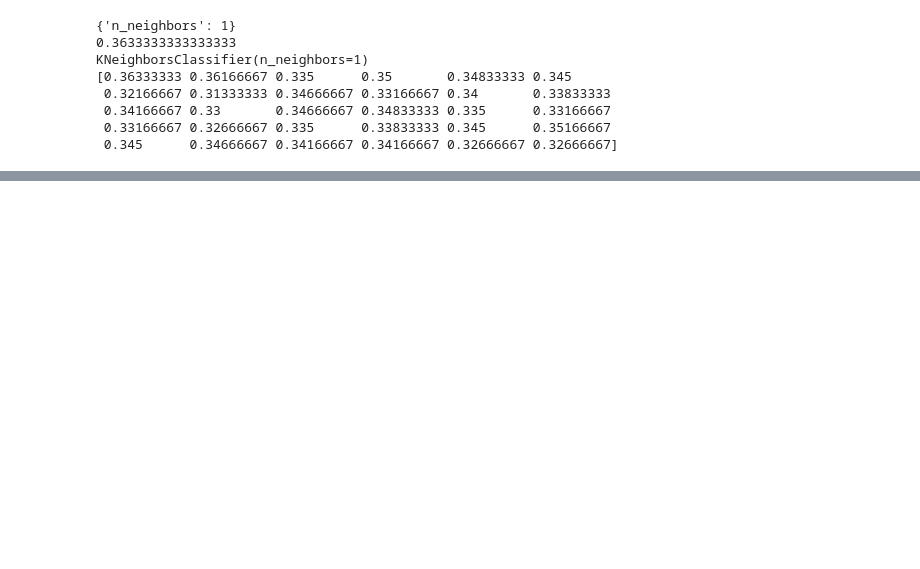
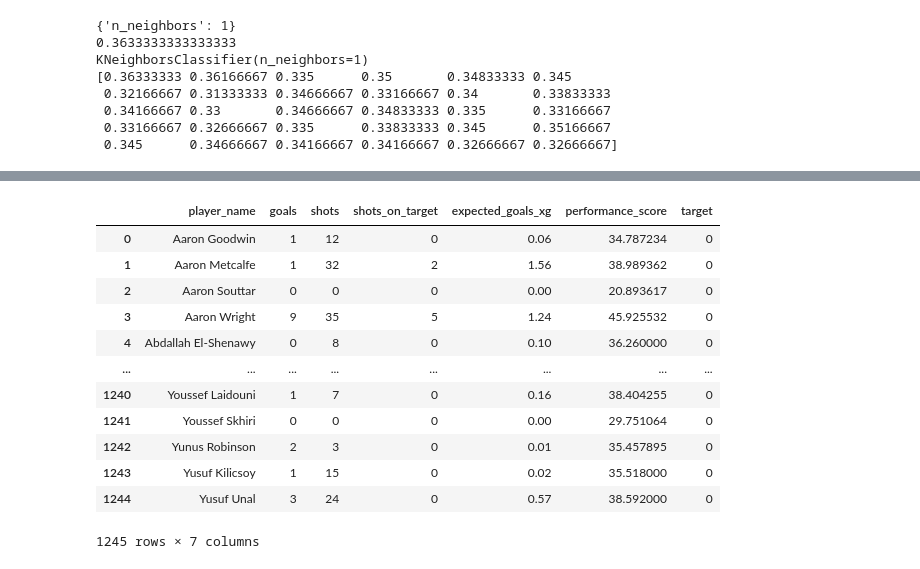
Before and after one commit to esairajesh2-droid/Machine_learning, a Jupyter notebook: practice.ipynb, the cells around one changed output, grey strips where cells are left out. Saved outputs shown, nothing was run; the diff lists cells and outputs as text; code cells hidden in the pictures; blank space fills up the shorter version.

```diff
--- a/practice.ipynb
+++ b/practice.ipynb
@@ -78,0 +195,19 @@ KNeighborsClassifier(n_neighbors=1)
+# %%
+from sklearn.preprocessing import LabelEncoder
+from sklearn.linear_model import LogisticRegression
+data={
+    'hours studied':[5,2,8],
+    'attendance':[80,50,90],
+    'result':['pass','fail','pass']
+}
+df=pd.DataFrame(data)
+x=df[['hours studied','attendance']]
+y=df['result']
+encoder=LabelEncoder()
+y=encoder.fit_transform(y)
+x_train,x_test,y_train,y_test=train_test_split(x,y,test_size=0.33,random_state=42)
+# x_train,x_valid,y_train,y_valid=train_test_split(x_train,y_train,test_size=0.25,random_state=42)
+model=LogisticRegression()
+model.fit(x_train,y_train)
+y_valid_pred=encoder.inverse_transform(model.predict([[1,100]]))
+print(y_valid_pred)
@@ -78,0 +333,17 @@ KNeighborsClassifier(n_neighbors=1)
+# %%
+ok['target']=(ok['goals']>10).astype(int)
+ok
+# %% [output]
+|  | player_name | goals | shots | shots_on_target | expected_goals_xg | performance_score | target |
+| 0 | Aaron Goodwin | 1 | 12 | 0 | 0.06 | 34.787234 | 0 |
+| 1 | Aaron Metcalfe | 1 | 32 | 2 | 1.56 | 38.989362 | 0 |
+| 2 | Aaron Souttar | 0 | 0 | 0 | 0.00 | 20.893617 | 0 |
+| 3 | Aaron Wright | 9 | 35 | 5 | 1.24 | 45.925532 | 0 |
+| 4 | Abdallah El-Shenawy | 0 | 8 | 0 | 0.10 | 36.260000 | 0 |
+| ... | ... | ... | ... | ... | ... | ... | ... |
+| 1240 | Youssef Laidouni | 1 | 7 | 0 | 0.16 | 38.404255 | 0 |
+| 1241 | Youssef Skhiri | 0 | 0 | 0 | 0.00 | 29.751064 | 0 |
+| 1242 | Yunus Robinson | 2 | 3 | 0 | 0.01 | 35.457895 | 0 |
+| 1243 | Yusuf Kilicsoy | 1 | 15 | 0 | 0.02 | 35.518000 | 0 |
+| 1244 | Yusuf Unal | 3 | 24 | 0 | 0.57 | 38.592000 | 0 |
+1245 rows × 7 columns
```
Also changed, not shown: parts of 24 cells of this notebook.
